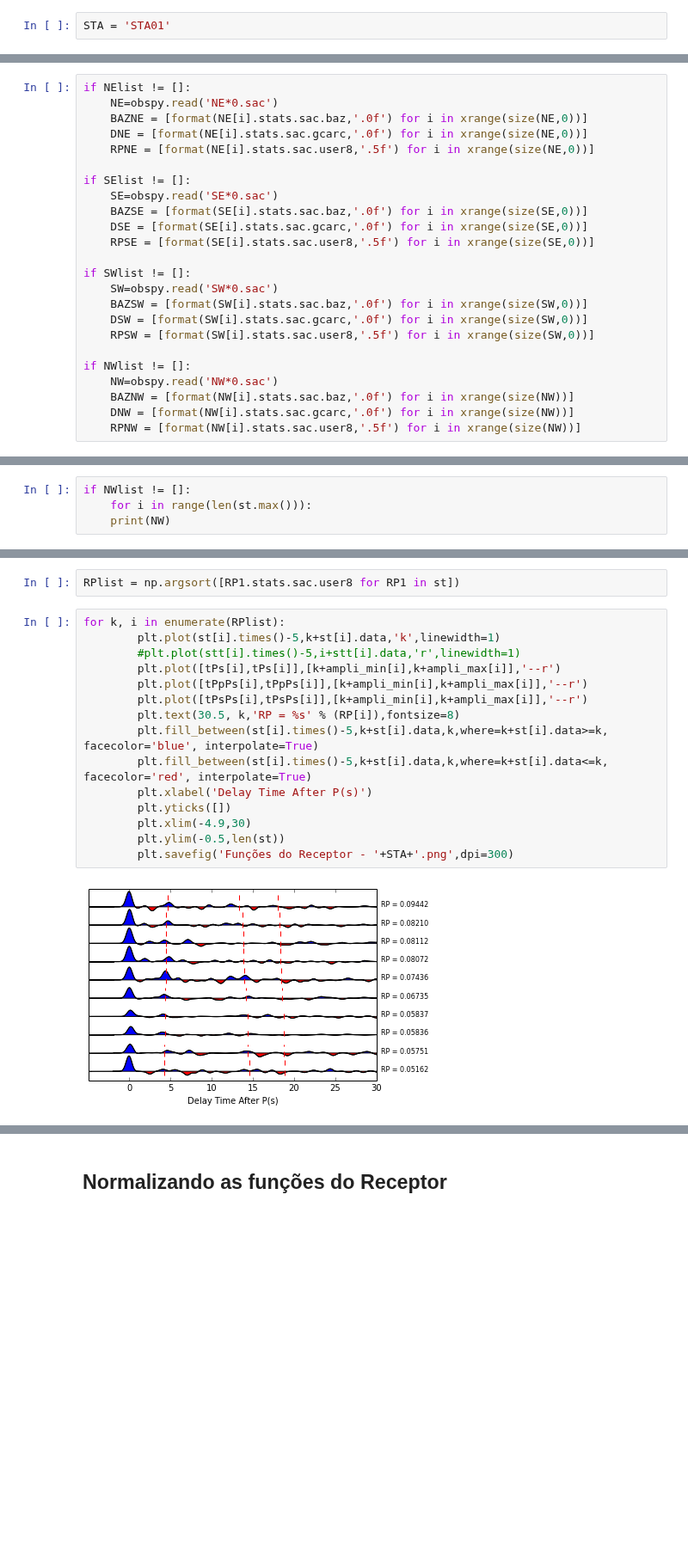
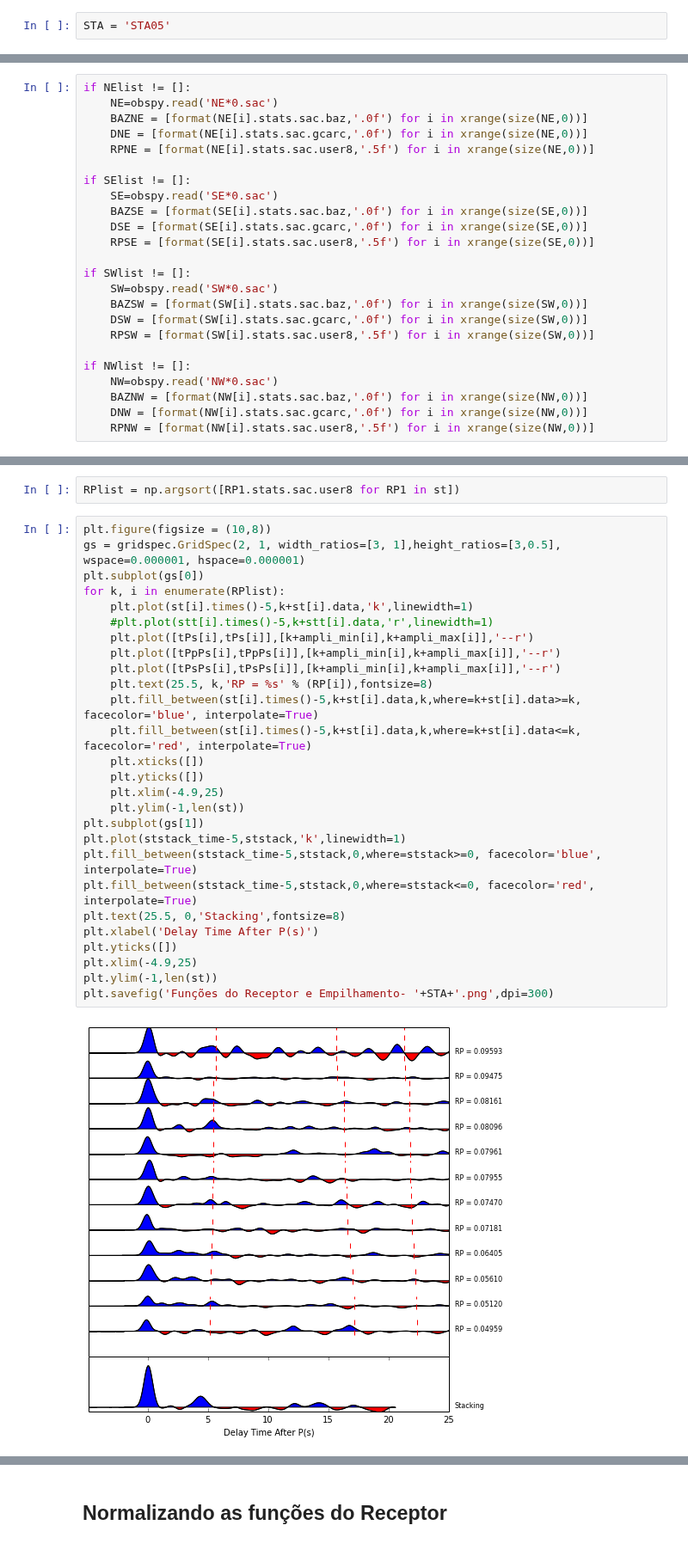
Before and after one commit to dIOGOLOC/projeto_mestrado, a Jupyter notebook: plotagem_funcao_receptor.ipynb, the cells around one changed output, grey strips where cells are left out. Shown at 86% size. Drawn from its saved outputs; the diff is of its cells as text; blank space fills up the shorter version.

```diff
--- a/plotagem_funcao_receptor.ipynb
+++ b/plotagem_funcao_receptor.ipynb
@@ -19,7 +20,7 @@ import shutil
 # %% [markdown]
 <h3>Escolha da estação para plotar das funções do Receptor</h3>
 # %%
-STA = 'STA01'
+STA = 'STA05'
 # %% [markdown]
 <h3>Procurando as funções do Receptor nas pastas das estações:</h3>
 # %%
@@ -217,6 +228,6 @@ if SWlist != []:
 
 if NWlist != []:
     NW=obspy.read('NW*0.sac')
-    BAZNW = [format(NW[i].stats.sac.baz,'.0f') for i in xrange(size(NW))]
-    DNW = [format(NW[i].stats.sac.gcarc,'.0f') for i in xrange(size(NW))]
-    RPNW = [format(NW[i].stats.sac.user8,'.5f') for i in xrange(size(NW))]
+    BAZNW = [format(NW[i].stats.sac.baz,'.0f') for i in xrange(size(NW,0))]
+    DNW = [format(NW[i].stats.sac.gcarc,'.0f') for i in xrange(size(NW,0))]
+    RPNW = [format(NW[i].stats.sac.user8,'.5f') for i in xrange(size(NW,0))]
@@ -351,4 +389,0 @@ if SWlist != []:
-# %%
-if NWlist != []:
-    for i in range(len(st.max())):
-    print(NW)
@@ -375,19 +394,31 @@ Usa-se a função argsort do numpy para retornar os valores do índices que orde
 # %%
 RPlist = np.argsort([RP1.stats.sac.user8 for RP1 in st])
 # %%
+plt.figure(figsize = (10,8))
+gs = gridspec.GridSpec(2, 1, width_ratios=[3, 1],height_ratios=[3,0.5], wspace=0.000001, hspace=0.000001)
+plt.subplot(gs[0])
 for k, i in enumerate(RPlist):
-        plt.plot(st[i].times()-5,k+st[i].data,'k',linewidth=1)
-        #plt.plot(stt[i].times()-5,i+stt[i].data,'r',linewidth=1)
-        plt.plot([tPs[i],tPs[i]],[k+ampli_min[i],k+ampli_max[i]],'--r')
-        plt.plot([tPpPs[i],tPpPs[i]],[k+ampli_min[i],k+ampli_max[i]],'--r')
-        plt.plot([tPsPs[i],tPsPs[i]],[k+ampli_min[i],k+ampli_max[i]],'--r')
-        plt.text(30.5, k,'RP = %s' % (RP[i]),fontsize=8)
-        plt.fill_between(st[i].times()-5,k+st[i].data,k,where=k+st[i].data>=k, facecolor='blue', interpolate=True)
-        plt.fill_between(st[i].times()-5,k+st[i].data,k,where=k+st[i].data<=k, facecolor='red', interpolate=True)
-        plt.xlabel('Delay Time After P(s)')
-        plt.yticks([])
-        plt.xlim(-4.9,30)
-        plt.ylim(-0.5,len(st))
-        plt.savefig('Funções do Receptor - '+STA+'.png',dpi=300)
+    plt.plot(st[i].times()-5,k+st[i].data,'k',linewidth=1)
+    #plt.plot(stt[i].times()-5,k+stt[i].data,'r',linewidth=1)
+    plt.plot([tPs[i],tPs[i]],[k+ampli_min[i],k+ampli_max[i]],'--r')
+    plt.plot([tPpPs[i],tPpPs[i]],[k+ampli_min[i],k+ampli_max[i]],'--r')
+    plt.plot([tPsPs[i],tPsPs[i]],[k+ampli_min[i],k+ampli_max[i]],'--r')
+    plt.text(25.5, k,'RP = %s' % (RP[i]),fontsize=8)
+    plt.fill_between(st[i].times()-5,k+st[i].data,k,where=k+st[i].data>=k, facecolor='blue', interpolate=True)
+    plt.fill_between(st[i].times()-5,k+st[i].data,k,where=k+st[i].data<=k, facecolor='red', interpolate=True)
+    plt.xticks([])
+    plt.yticks([])
+    plt.xlim(-4.9,25)
+    plt.ylim(-1,len(st))
+plt.subplot(gs[1])
+plt.plot(ststack_time-5,ststack,'k',linewidth=1)
+plt.fill_between(ststack_time-5,ststack,0,where=ststack>=0, facecolor='blue', interpolate=True)
+plt.fill_between(ststack_time-5,ststack,0,where=ststack<=0, facecolor='red', interpolate=True)
+plt.text(25.5, 0,'Stacking',fontsize=8)
+plt.xlabel('Delay Time After P(s)')
+plt.yticks([])
+plt.xlim(-4.9,25)
+plt.ylim(-1,len(st))
+plt.savefig('Funções do Receptor e Empilhamento- '+STA+'.png',dpi=300)
 # %% [output]
-[figure, old version]
+[figure, new version]
```
Also changed, not shown: parts of 33 cells of this notebook.
